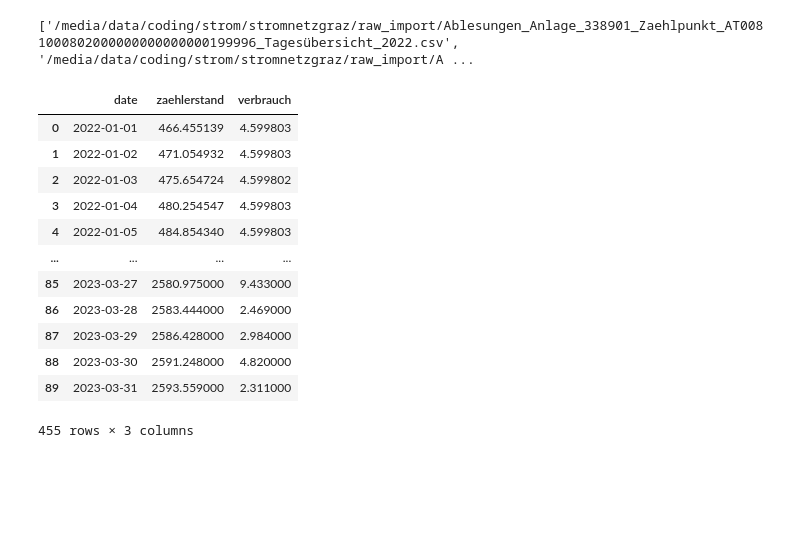
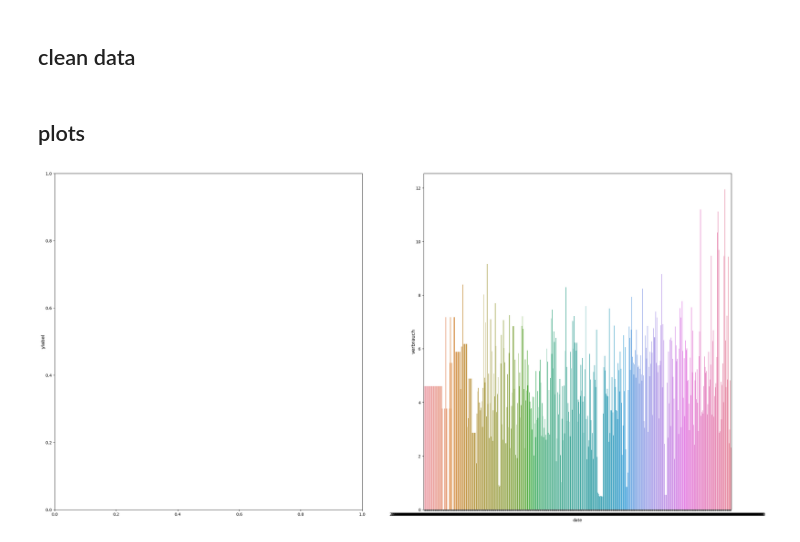
Before and after one commit to ChristianKoplenig/SMIT, a Jupyter notebook: stromnetzgraz/import.ipynb, the cells around one changed output. Cells and saved outputs as stored; diff of their text form; code cells hidden in the pictures; blank space fills up the shorter version.

```diff
--- a/stromnetzgraz/import.ipynb
+++ b/stromnetzgraz/import.ipynb
@@ -32,23 +49,47 @@ for filename in all_files:
-# %%
-print(dayfiles)
-# %% [output]
-['/media/data/coding/strom/stromnetzgraz/raw_import/Ablesungen_Anlage_338901_Zaehlpunkt_AT0081000802000000000000000199996_Tagesübersicht_2022.csv', '/media/data/coding/strom/stromnetzgraz/raw_import/A ...
-# %%
-df_day.sort_values('date')
-# %% [output]
-|  | date | zaehlerstand | verbrauch |
-| 0 | 2022-01-01 | 466.455139 | 4.599803 |
-| 1 | 2022-01-02 | 471.054932 | 4.599803 |
-| 2 | 2022-01-03 | 475.654724 | 4.599802 |
-| 3 | 2022-01-04 | 480.254547 | 4.599803 |
-| 4 | 2022-01-05 | 484.854340 | 4.599803 |
-| ... | ... | ... | ... |
-| 85 | 2023-03-27 | 2580.975000 | 9.433000 |
-| 86 | 2023-03-28 | 2583.444000 | 2.469000 |
-| 87 | 2023-03-29 | 2586.428000 | 2.984000 |
-| 88 | 2023-03-30 | 2591.248000 | 4.820000 |
-| 89 | 2023-03-31 | 2593.559000 | 2.311000 |
-455 rows × 3 columns
+# %% [markdown]
+## clean data
+# %%
+# Night Measurements
+#df_night.drop(df_night['verbrauch'].idxmax(), inplace=True)
+
+# Day Measurements
+df_day.drop(df_day['verbrauch'].idxmax(), inplace=True)
+# %% [markdown]
+## plots
+# %%
+import matplotlib.pyplot as plt
+import matplotlib.gridspec as gridspec
+
+
+fig = plt.figure(figsize =([30, 15]))
+
+# Gridspec Setup
+gs = gridspec.GridSpec(1, 2)
+ax = plt.subplot(gs[0, 0])
+#gs.update(wspace = 1.5, hspace = 0.3)
+
+ax1 = plt.subplot(gs[0, : 1])
+ax1.set_ylabel('ylabel', labelpad = 0, fontsize = 12)
+
+ax2 = plt.subplot(gs[0, 1 : 2])
+ax2.set_ylabel('ylabel', labelpad = 0, fontsize = 12)
+
+# ax3 = plt.subplot(gs[0, 4:6])
+# ax3.set_ylabel('ylabel', labelpad = 0, fontsize = 12)
+
+# ax4 = plt.subplot(gs[1, 1:3])
+# ax4.set_ylabel('ylabel', labelpad = 0, fontsize = 12)
+
+# ax5 = plt.subplot(gs[1, 3:5])
+# ax5.set_ylabel('ylabel', labelpad = 0, fontsize = 12)
+
+### Plots
+ax1 = sns.barplot(data=df_day,
+                  x='date',
+                  y='verbrauch')
+plt.show()
+# %% [output]
+[figure, added]
 # %%
 import matplotlib.pyplot as plt
 import matplotlib.dates as md
```
Also changed, not shown: parts of 2 cells of this notebook.
